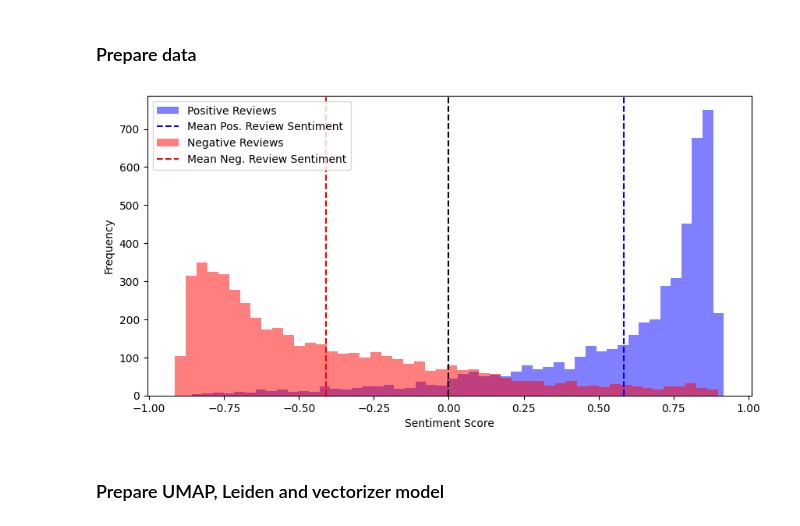
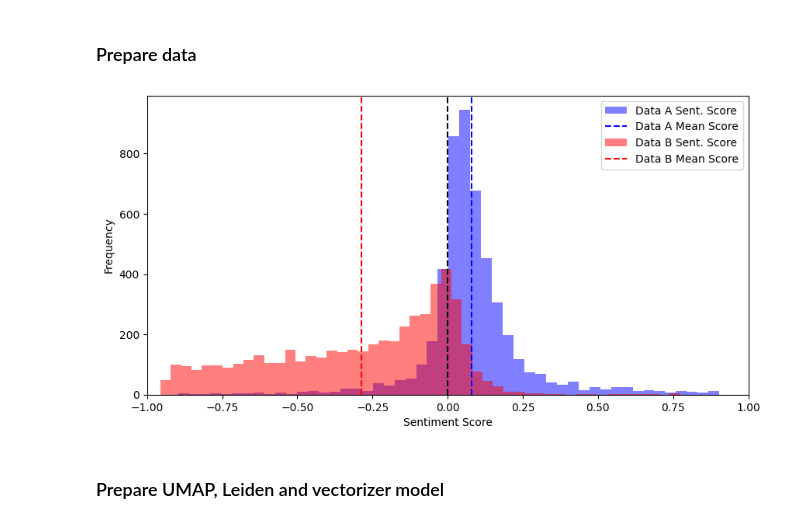
Before and after one commit to GabinTB/TOPOL, a Jupyter notebook: notebooks/amazon_reviews.ipynb, the cells around one changed output. Cells and saved outputs as stored; diff of their text form; code cells hidden in the pictures.

```diff
--- a/notebooks/amazon_reviews.ipynb
+++ b/notebooks/amazon_reviews.ipynb
@@ -158,7 +140,7 @@ Loaded 10000 embeddings
 # %% [markdown]
 ##### 3. Sentiment Analysis
 # %%
-sentiment_model = SentimentModel(model_name="tabularisai/multilingual-sentiment-analysis", device=DEVICE)
+sentiment_model = SentimentModel(model_name="ProsusAI/finbert", device=DEVICE, n_special_tokens=5)
 
 fpath = os.path.join(DATA_PATH, f"{FILES_PREFIX}_sentiments.pickle")
 if os.path.exists(fpath):
@@ -171,7 +153,7 @@ else:
     sentiments = []
     for idx, row in tqdm(df.iterrows(), total=len(df)):
         doc = row['text']
-        temp_sentiment = sentiment_model(doc, max_length=512)
+        temp_sentiment = sentiment_model(doc, truncation=False)
         sentiments.append(temp_sentiment)
     with open(fpath, "wb") as f:
         pickle.dump(sentiments, f)
@@ -193,18 +175,19 @@ data_A = df[df["label"] == 1].copy()
 data_B = df[df["label"] == 0].copy()
 # %%
 plt.figure(figsize=(10, 5))
-plt.hist(data_A["sentiment_score"].values, bins=50, alpha=0.5, label='Positive Reviews', color='blue')
-plt.axvline(x=data_A["sentiment_score"].mean(), color='blue', linestyle='--', label='Mean Pos. Review Sentiment')
-plt.hist(data_B["sentiment_score"].values, bins=50, alpha=0.5, label='Negative Reviews', color='red')
-plt.axvline(x=data_B["sentiment_score"].mean(), color='red', linestyle='--', label='Mean Neg. Review Sentiment')
+plt.hist(data_A["sentiment_score"].values, bins=50, alpha=0.5, label='Data A Sent. Score', color='blue')
+plt.axvline(x=data_A["sentiment_score"].mean(), color='blue', linestyle='--', label='Data A Mean Score')
+plt.hist(data_B["sentiment_score"].values, bins=50, alpha=0.5, label='Data B Sent. Score', color='red')
+plt.axvline(x=data_B["sentiment_score"].mean(), color='red', linestyle='--', label='Data B Mean Score')
 plt.axvline(x=0, color='black', linestyle='--')
 plt.xlabel('Sentiment Score')
 plt.ylabel('Frequency')
+plt.xlim(-1, 1)
 plt.legend()
-plt.savefig(os.path.join(OUTPUTS_PATH, f"{FILES_PREFIX}_sentiment_score_frequency.pdf"), format="pdf", bbox_inches='tight')
+plt.savefig(os.path.join(OUTPUTS_PATH, f"{FILES_PREFIX}_sentiment_score_histogram.png"))
 plt.show()
 # %% [output]
-[figure, old version]
+[figure, new version]
 # %% [markdown]
 ### Prepare UMAP, Leiden and vectorizer model
 # %%
```
Also changed, not shown: parts of 8 cells of this notebook, 11 other files.
